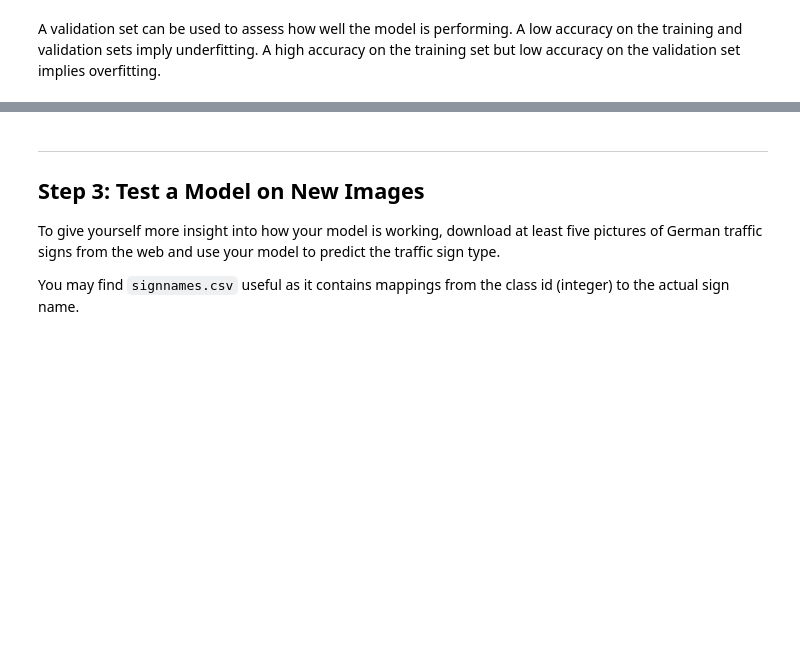
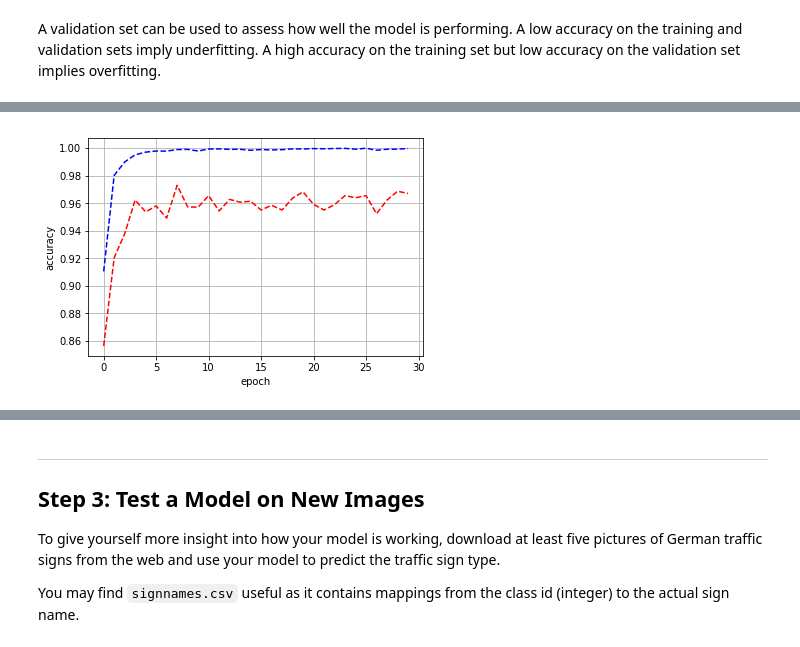
Before and after one commit to GunSik2/CarND-Traffic-Sign-Classifier-Project, a Jupyter notebook: Traffic_Sign_Classifier.ipynb, the cells around one changed output, grey strips where cells are left out. Saved outputs shown, nothing was run; the diff lists cells and outputs as text; code cells hidden in the pictures; blank space fills up the shorter version.

```diff
--- a/Traffic_Sign_Classifier.ipynb
+++ b/Traffic_Sign_Classifier.ipynb
@@ -211,3 +265,20 @@ sets imply underfitting. A high accuracy on the training set but low accuracy on
 ### Once a final model architecture is selected,
 ### the accuracy on the test set should be calculated and reported as well.
 ### Feel free to use as many code cells as needed.
+# %%
+def evaluate(X_data, y_data):
+    num_examples = len(X_data)
+    total_accuracy = 0
+    sess = tf.get_default_session()
+    for offset in range(0, num_examples, BATCH_SIZE):
+        batch_x, batch_y = X_data[offset:offset+BATCH_SIZE], y_data[offset:offset+BATCH_SIZE]
+        accuracy = sess.run(accuracy_operation, feed_dict={x: batch_x, y: batch_y, keep_prob: 1.0})
+        total_accuracy += (accuracy * len(batch_x))
+    return total_accuracy / num_examples
+
+def plot_accuracy(xes, acc_train, acc_valid):
+    plt.plot(xes, acc_train, 'b--', xes, acc_valid, 'r--')
+    plt.ylabel("accuracy")
+    plt.xlabel("epoch")
+    plt.grid(True)
+    plt.show()
@@ -213,0 +287,65 @@ sets imply underfitting. A high accuracy on the training set but low accuracy on
+# %%
+from sklearn.utils import shuffle
+import tensorflow as tf
+from tensorflow.contrib.layers import flatten
+
+# hyperparameters
+learning_rate = 0.001
+dropout_keep_prob = 0.6
+EPOCHS = 30
+BATCH_SIZE = 128
+mu = 0
+sigma = 0.05
+wider = 3
+
+
+tf.set_random_seed(777)  # reproducibility
+
+X_train, y_train = shuffle(X_train, y_train)
+x = tf.placeholder(tf.float32, (None, 32, 32, 3))
+y = tf.placeholder(tf.int32, (None))
+one_hot_y = tf.one_hot(y, 43)
+keep_prob = tf.placeholder(tf.float32)
+
+# cost function
+logits = LeNet(x, mu, sigma, wider)
+cross_entropy = tf.nn.softmax_cross_entropy_with_logits(labels=one_hot_y, logits=logits)
+loss_operation = tf.reduce_mean(cross_entropy)
+optimizer = tf.train.AdamOptimizer(learning_rate = learning_rate)
+training_operation = optimizer.minimize(loss_operation)
+
+correct_prediction = tf.equal(tf.argmax(logits, 1), tf.argmax(one_hot_y, 1))
+accuracy_operation = tf.reduce_mean(tf.cast(correct_prediction, tf.float32))
+
+saver = tf.train.Saver()
+
+# Train model
+with tf.Session() as sess:
+    sess.run(tf.global_variables_initializer())
+    num_examples = len(X_train)
+    acc_train, acc_valid = [], []
+
+    print("Training...")
+    for i in range(EPOCHS):
+        X_train, y_train = shuffle(X_train, y_train)
+        for offset in range(0, num_examples, BATCH_SIZE):
+            end = offset + BATCH_SIZE
+            batch_x, batch_y = X_train[offset:end], y_train[offset:end]
+            sess.run(training_operation, feed_dict={x: batch_x, y: batch_y, keep_prob: dropout_keep_prob})
+            accuracy = sess.run(accuracy_operation, feed_dict={x: batch_x, y: batch_y, keep_prob: dropout_keep_prob})
+        acc_train.append(evaluate(X_train, y_train))
+        acc_valid.append(evaluate(X_valid, y_valid))
+
+        print("EPOCH {} ".format(i + 1), "Accuracy(train, validation) = {:.3f}".format(acc_train[-1:][0]), ", {:.3f}".format(acc_valid[-1:][0]))
+
+    saver.save(sess, './lenet')
+    print("Model saved")
+    plot_accuracy(range(0,EPOCHS), acc_train, acc_valid)
+
+# Evaluate the model
+with tf.Session() as sess:
+    saver.restore(sess, tf.train.latest_checkpoint('.'))
+
+    test_accuracy = evaluate(X_test, y_test)
+    print("Test Accuracy = {:.3f}".format(test_accuracy))
+# %% [output]
@@ -213,0 +369 @@ sets imply underfitting. A high accuracy on the training set but low accuracy on
+[figure, added]
```
Also changed, not shown: parts of 17 cells of this notebook, 12 other files.
